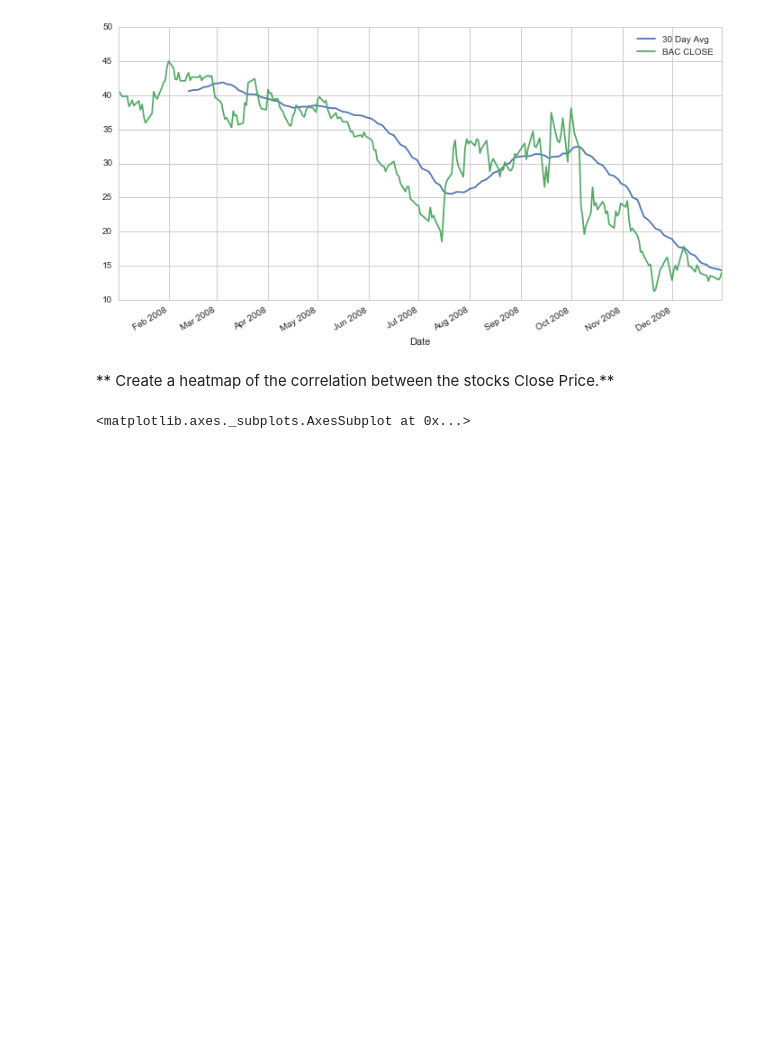
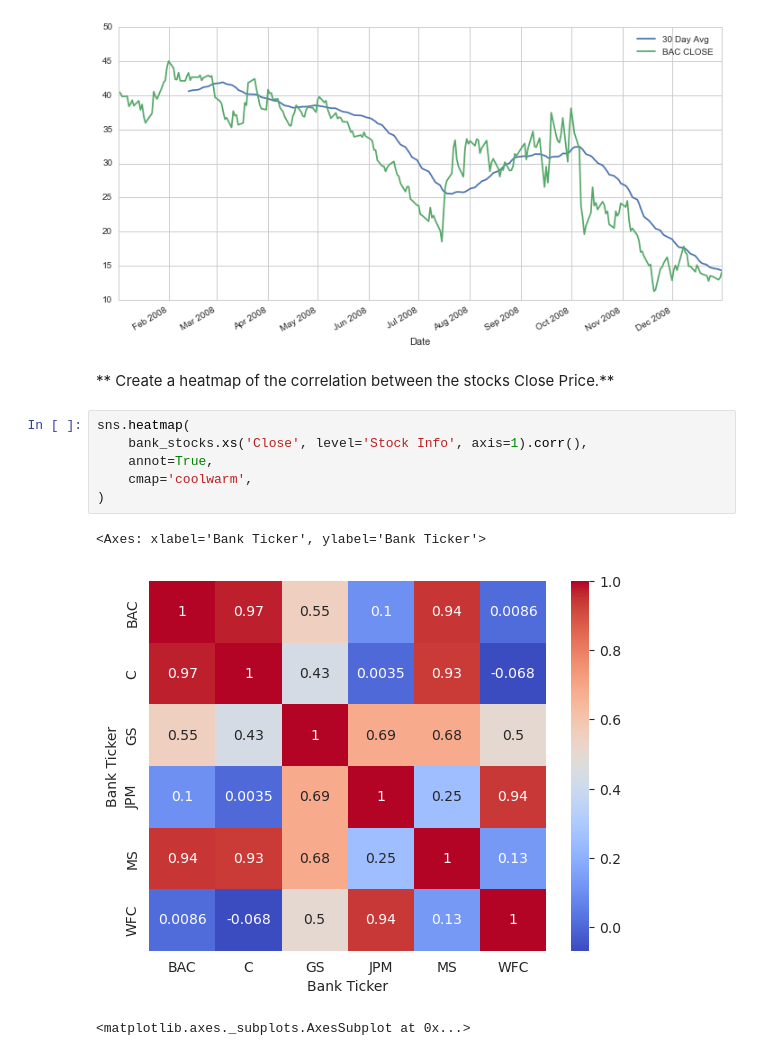
Before and after one commit to LuisReyes98/udemy-machine-learning, a Jupyter notebook: 10-Data-Capstone-Projects/03-Finance Project.ipynb, the cells around one changed output. Cells and saved outputs as stored; diff of their text form; blank space fills up the shorter version.

```diff
--- a/10-Data-Capstone-Projects/03-Finance Project.ipynb
+++ b/10-Data-Capstone-Projects/03-Finance Project.ipynb
@@ -427,6 +442,15 @@ Let's analyze the moving averages for these stocks in the year 2008.
 [figure]
 # %% [markdown]
 ** Create a heatmap of the correlation between the stocks Close Price.**
+# %%
+sns.heatmap(
+    bank_stocks.xs('Close', level='Stock Info', axis=1).corr(),
+    annot=True,
+    cmap='coolwarm',
+)
+# %% [output]
+<Axes: xlabel='Bank Ticker', ylabel='Bank Ticker'>
+[figure, added]
 # %%
 # %% [output]
 <matplotlib.axes._subplots.AxesSubplot at 0x...>
```
Also changed, not shown: parts of 14 cells of this notebook.
